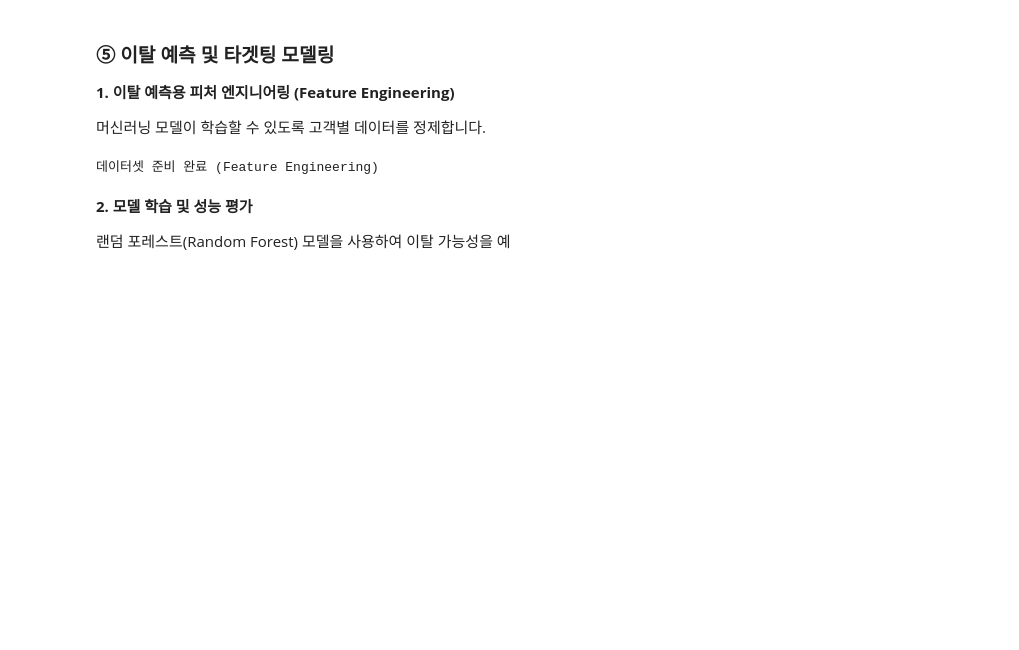
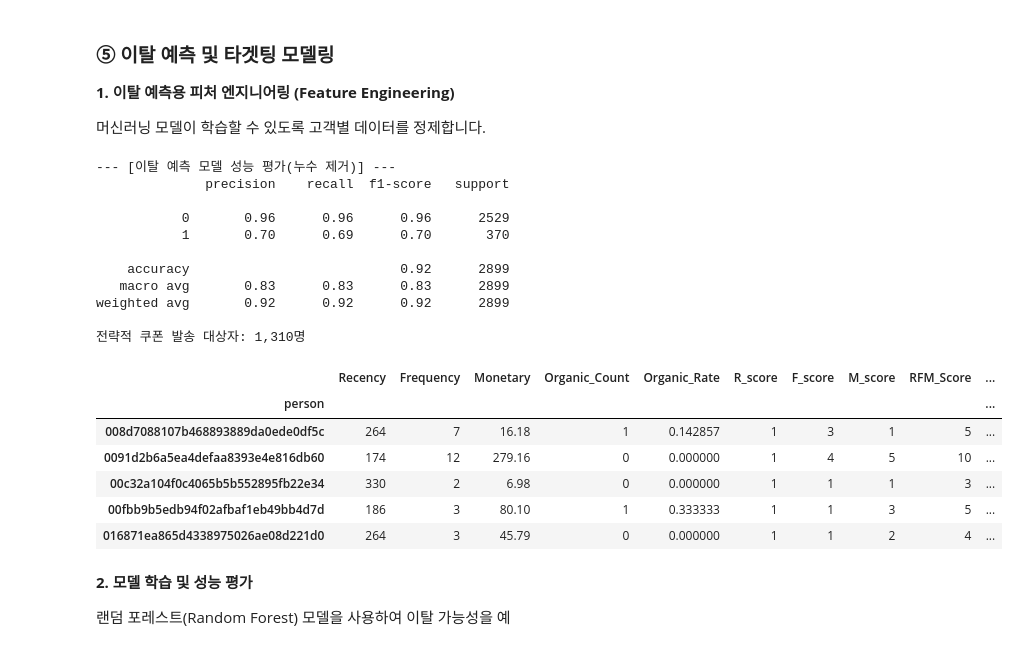
Before and after one commit to ary3120-droid/myproject, a Jupyter notebook: star0205.ipynb, the cells around one changed output. Cells and saved outputs as stored; diff of their text form; code cells hidden in the pictures; blank space fills up the shorter version.

```diff
--- a/star0205.ipynb
+++ b/star0205.ipynb
@@ -376,27 +381,60 @@ plt.show()
 **1. 이탈 예측용 피처 엔지니어링 (Feature Engineering)**
 
 머신러닝 모델이 학습할 수 있도록 고객별 데이터를 정제합니다.
-# %%
-from sklearn.model_selection import train_test_split
-from sklearn.ensemble import RandomForestClassifier
-from sklearn.metrics import classification_report, confusion_matrix
-
-# 1. 타겟 라벨(Label) 생성: 최근 7일간 방문 기록이 없으면 이탈(1), 있으면 유지(0)로 정의
-# 스타벅스 데이터의 마지막 시간을 기준으로 판단합니다.
-cutoff_time = df_log['time'].max() - (7 * 24)
-rfm_final['Churn'] = rfm_final['Recency'].apply(lambda x: 1 if x > (7 * 24) else 0)
-
-# 2. 학습에 사용할 피처 선택
-# RFM 점수와 우리가 만든 유기적 결제 비율이 핵심입니다.
-X = rfm_final[['R_score', 'F_score', 'M_score', 'Organic_Rate', 'Recency', 'Frequency', 'Monetary']]
-y = rfm_final['Churn']
-
-# 3. 데이터 분할 (학습용 80%, 테스트용 20%)
-X_train, X_test, y_train, y_test = train_test_split(X, y, test_size=0.2, random_state=42, stratify=y)
-
-print("데이터셋 준비 완료 (Feature Engineering)")
-# %% [output]
-데이터셋 준비 완료 (Feature Engineering)
+# %%
+
+from sklearn.model_selection import train_test_split
+from sklearn.ensemble import RandomForestClassifier
+from sklearn.metrics import classification_report
+
+# 라벨: 최근 7일(168시간) 거래 없으면 이탈
+rfm_final['Churn'] = (rfm_final['Recency'] > 7*24).astype(int)
+
+# 누수 방지: Recency는 라벨 정의에 쓰였으므로 피처에서 제거
+X = rfm_final[['R_score','F_score','M_score','Organic_Rate','Frequency','Monetary']]
+y = rfm_final['Churn']
+
+X_train, X_test, y_train, y_test = train_test_split(
+    X, y, test_size=0.2, random_state=42, stratify=y
+)
+
+model = RandomForestClassifier(n_estimators=300, random_state=42)
+model.fit(X_train, y_train)
+
+y_pred = model.predict(X_test)
+print("--- [이탈 예측 모델 성능 평가(누수 제거)] ---")
+print(classification_report(y_test, y_pred))
+
+# 이탈 확률
+rfm_final['Churn_Probability'] = model.predict_proba(X)[:, 1]
+
+# 타겟: 이탈확률 높고(>0.7) + 쿠폰 의존 높음(Organic_Rate < 0.5)
+target_customers = rfm_final[
+    (rfm_final['Churn_Probability'] > 0.7) &
+    (rfm_final['Organic_Rate'] < 0.5)
+]
+
+print(f"전략적 쿠폰 발송 대상자: {len(target_customers):,}명")
+display(target_customers.head())
+# %% [output]
+--- [이탈 예측 모델 성능 평가(누수 제거)] ---
+              precision    recall  f1-score   support
+
+           0       0.96      0.96      0.96      2529
+           1       0.70      0.69      0.70       370
+
+    accuracy                           0.92      2899
+   macro avg       0.83      0.83      0.83      2899
+weighted avg       0.92      0.92      0.92      2899
+
+전략적 쿠폰 발송 대상자: 1,310명
+|  | Recency | Frequency | Monetary | Organic_Count | Organic_Rate | R_score | F_score | M_score | RFM_Score | ... |
+| person |  |  |  |  |  |  |  |  |  | ... |
+| 008d7088107b468893889da0ede0df5c | 264 | 7 | 16.18 | 1 | 0.142857 | 1 | 3 | 1 | 5 | ... |
+| 0091d2b6a5ea4defaa8393e4e816db60 | 174 | 12 | 279.16 | 0 | 0.000000 | 1 | 4 | 5 | 10 | ... |
+| 00c32a104f0c4065b5b552895fb22e34 | 330 | 2 | 6.98 | 0 | 0.000000 | 1 | 1 | 1 | 3 | ... |
+| 00fbb9b5edb94f02afbaf1eb49bb4d7d | 186 | 3 | 80.10 | 1 | 0.333333 | 1 | 1 | 3 | 5 | ... |
+| 016871ea865d4338975026ae08d221d0 | 264 | 3 | 45.79 | 0 | 0.000000 | 1 | 1 | 2 | 4 | ... |
 # %% [markdown]
 **2. 모델 학습 및 성능 평가**
 
```
Also changed, not shown: parts of 5 cells of this notebook.
